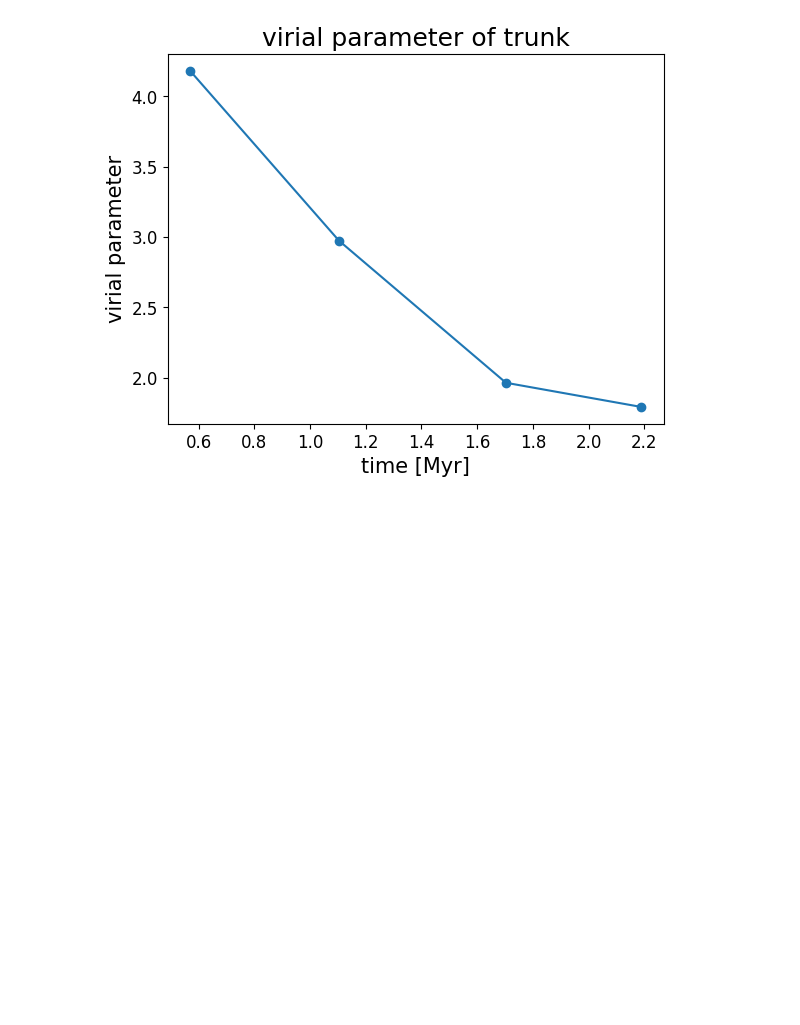
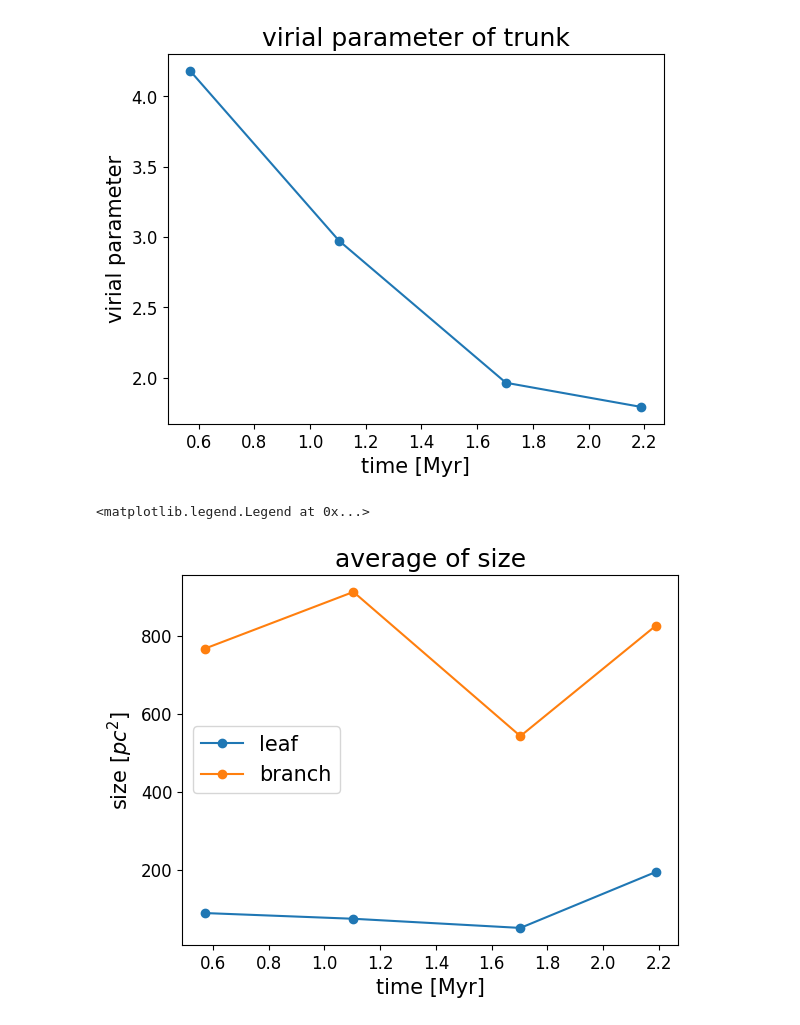
Before and after one commit to kotora260/StarGen, a Jupyter notebook: discuss_2D.ipynb, the cells around one changed output. Drawn from its saved outputs; the diff is of its cells as text; code cells hidden in the pictures; blank space fills up the shorter version.

```diff
--- a/discuss_2D.ipynb
+++ b/discuss_2D.ipynb
@@ -237,2 +237,19 @@ plt.savefig("alpha_gvir_trunk_2D")
 # %% [output]
 [figure]
+# %%
+# plot average of size
+
+leaf_size_ave = [89.4237756729126, 74.73272681236267, 51.258985698223114, 194.4967120885849]
+branch_size_ave = [767.447617650032, 913.0806237459183, 543.249437212944, 825.8924424648285]
+
+plt.plot(myr, leaf_size_ave, marker='o', label='leaf')
+plt.plot(myr, branch_size_ave, marker='o', label='branch')
+
+plt.title('average of size')
+plt.xlabel('time [Myr]')
+plt.ylabel('size [$pc^2$]')
+plt.tick_params(labelsize=12)
+plt.legend()
+# %% [output]
+<matplotlib.legend.Legend at 0x...>
+[figure, added]
```
Also changed, not shown: parts of 9 cells of this notebook, 4 other files.
